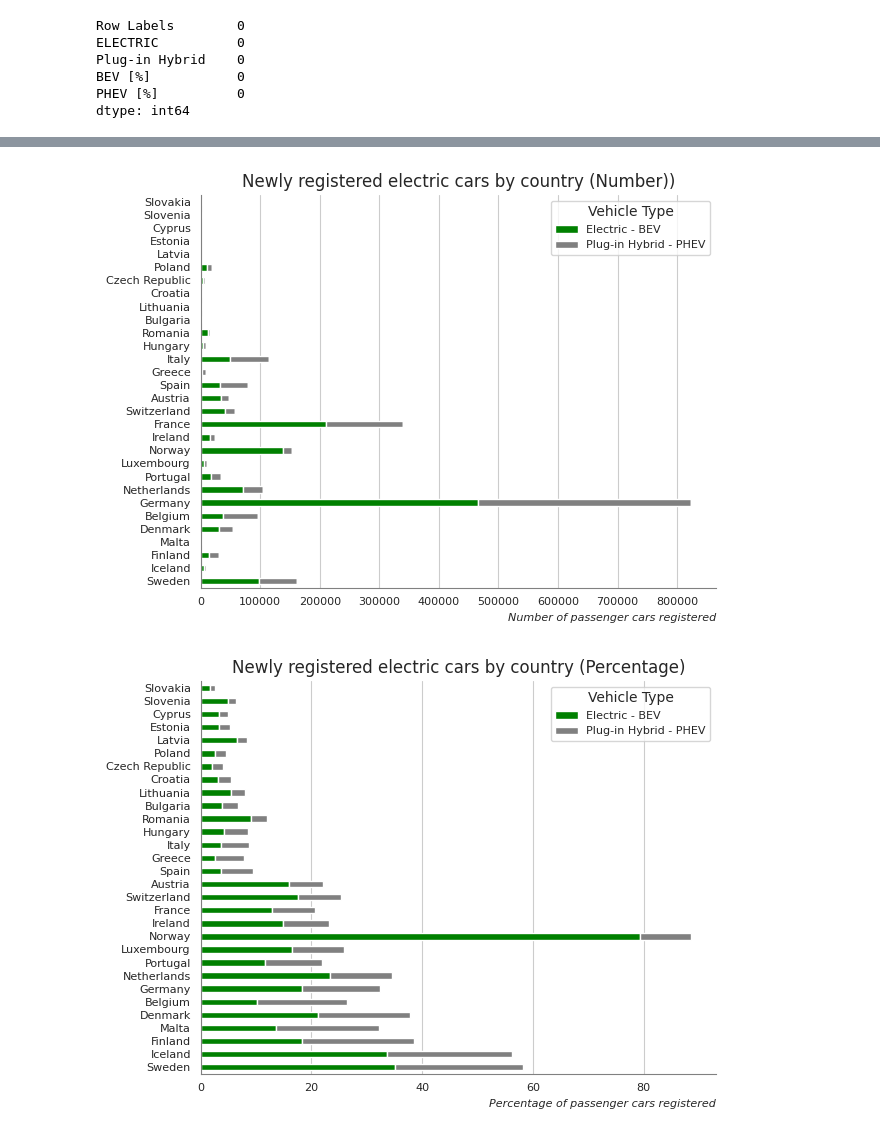
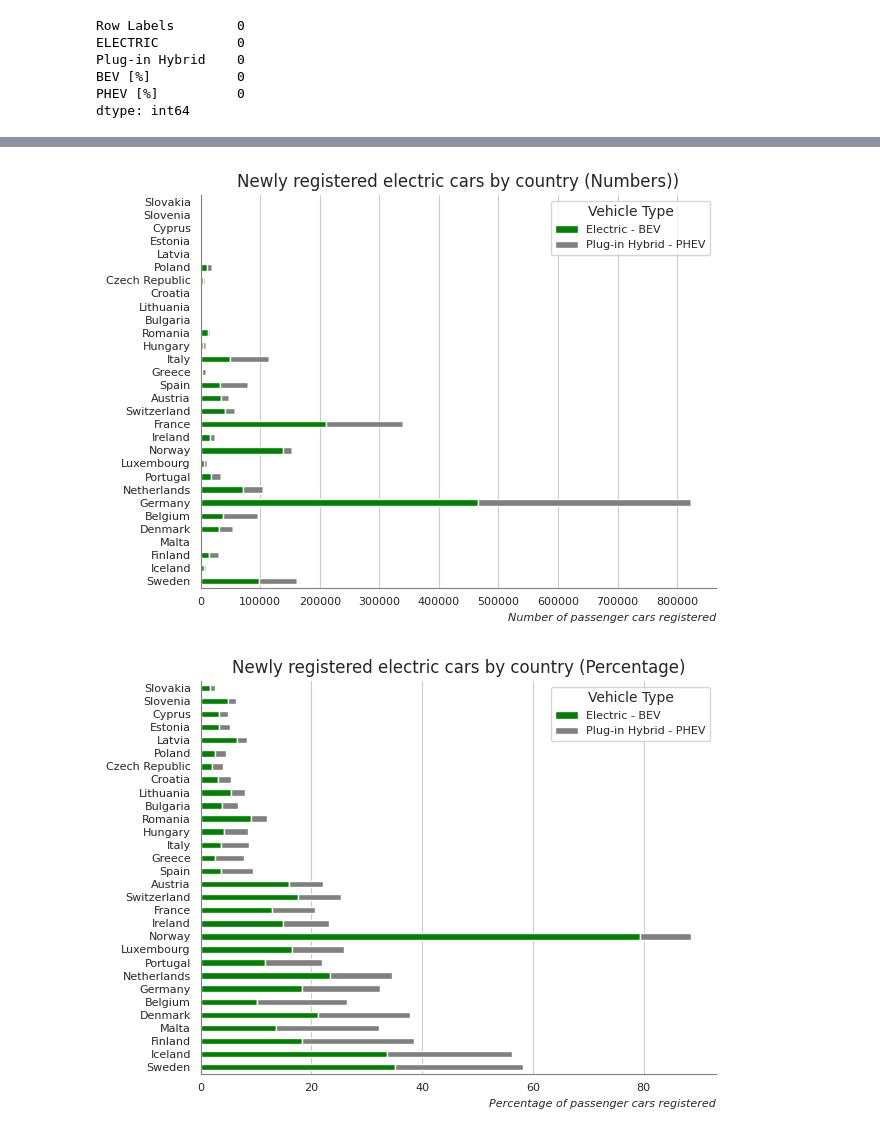
Before and after one commit to MicheleTKP/New-registrations-of-electric-vehicles-in-Europe, a Jupyter notebook: ev_registration_eu.ipynb, the cells around one changed output, grey strips where cells are left out. Cells and saved outputs as stored; diff of their text form; code cells hidden in the pictures.

```diff
--- a/ev_registration_eu.ipynb
+++ b/ev_registration_eu.ipynb
@@ -175,30 +176,30 @@ country_mapping = {
 # %%
 # New EV registrations by country per number of passenger cars registered
 import numpy as np
 import seaborn as sns
 sns.set_style('white')
 colors = ['green', 'grey']
 ax=ev_data_by_country.plot(kind='barh', stacked=True, color=colors)
 plt.grid(axis="x")
-plt.title('Newly registered electric cars by country (Number))')
+plt.title('Newly registered electric cars by country (Numbers))')
 plt.xlabel('Number of passenger cars registered', fontsize=8, fontstyle='italic', loc='right')
 plt.ylabel('')
 plt.yticks(fontsize=8)
 plt.xticks(fontsize=8)
 ax.set_yticks(range(len(country_mapping)))
 ax.set_yticklabels([country_mapping[code] for code in ev_data_by_country.index])
 ax.spines['top'].set_visible(False)
 ax.spines['right'].set_visible(False)
 ax.spines['left'].set_visible(True)
 ax.spines['left'].set_color('grey')
 ax.spines['bottom'].set_visible(True)
 ax.spines['bottom'].set_color('grey')
 
 plt.legend(['Electric - BEV', 'Plug-in Hybrid - PHEV'], title='Vehicle Type', fontsize=8)
 plt.tight_layout()
 plt.show()
 # %% [output]
-[figure, old version]
+[figure, new version]
 # %%
 # Convert percentages to whole numbers
 ev_data_by_country['BEV [%]'] = ev_data_by_country['BEV [%]'] *100
```
Also changed, not shown: parts of 8 cells of this notebook.
